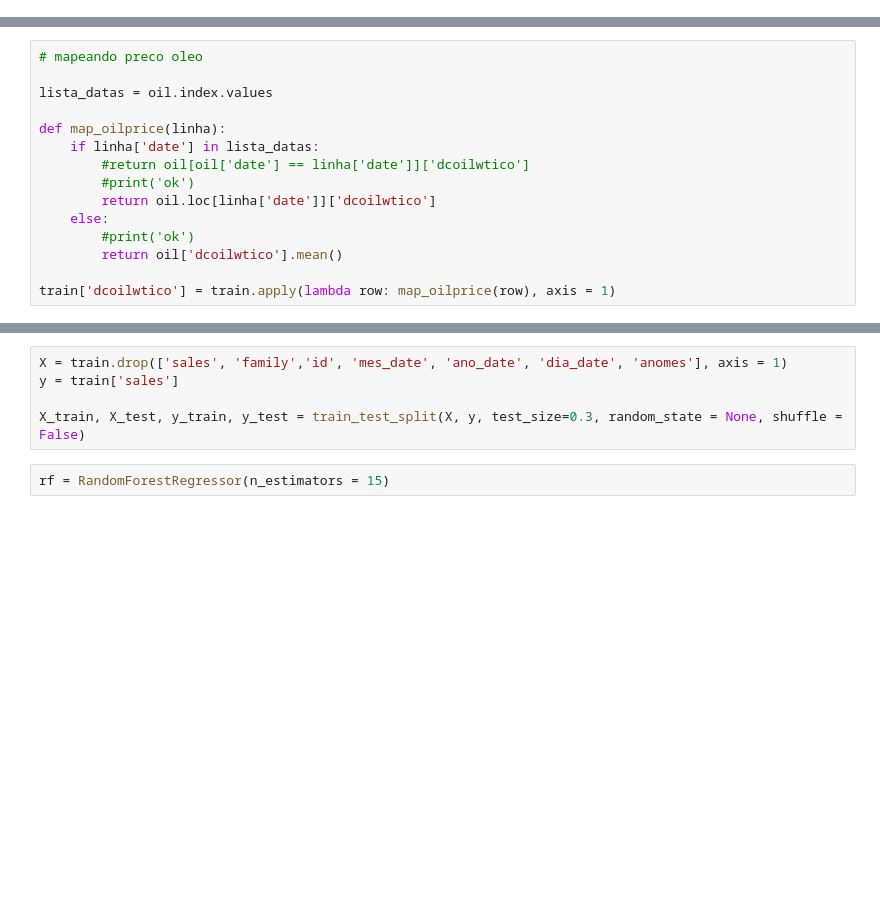
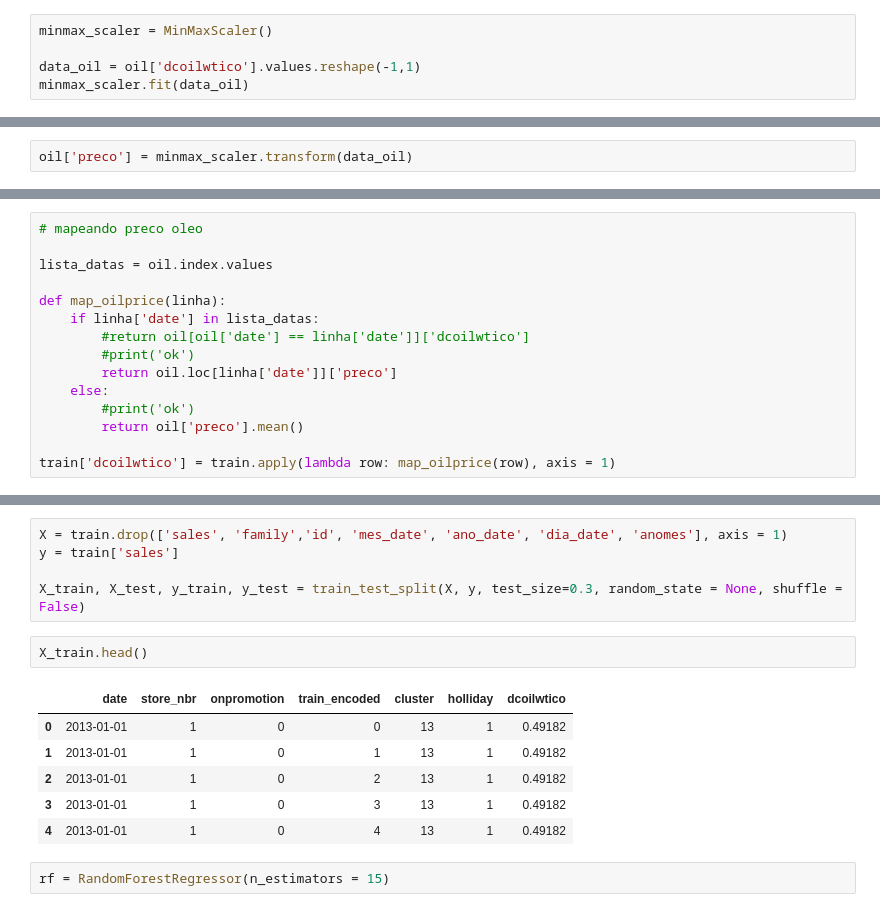
Before and after one commit to UFRJ-Analytica/kaggle-store-sales-time-series-forecasting, a Jupyter notebook: solution.ipynb, the cells around one changed output, grey strips where cells are left out. Saved outputs shown, nothing was run; the diff lists cells and outputs as text; blank space fills up the shorter version.

```diff
--- a/solution.ipynb
+++ b/solution.ipynb
@@ -269,0 +272,5 @@ oil.head()
+# %%
+minmax_scaler = MinMaxScaler()
+
+data_oil = oil['dcoilwtico'].values.reshape(-1,1)
+minmax_scaler.fit(data_oil)
@@ -269,0 +279,2 @@ oil.head()
+# %%
+oil['preco'] = minmax_scaler.transform(data_oil)
@@ -276,9 +297,9 @@ def map_oilprice(linha):
     if linha['date'] in lista_datas:
         #return oil[oil['date'] == linha['date']]['dcoilwtico']
         #print('ok')
-        return oil.loc[linha['date']]['dcoilwtico']
+        return oil.loc[linha['date']]['preco']
     else:
         #print('ok')
-        return oil['dcoilwtico'].mean()
+        return oil['preco'].mean()
 
 train['dcoilwtico'] = train.apply(lambda row: map_oilprice(row), axis = 1)
@@ -304,6 +323,15 @@ X = train.drop(['sales', 'family','id', 'mes_date', 'ano_date', 'dia_date', 'ano
 y = train['sales']
 
 X_train, X_test, y_train, y_test = train_test_split(X, y, test_size=0.3, random_state = None, shuffle = False)
+# %%
+X_train.head()
+# %% [output]
+|  | date | store_nbr | onpromotion | train_encoded | cluster | holliday | dcoilwtico |
+| 0 | 2013-01-01 | 1 | 0 | 0 | 13 | 1 | 0.49182 |
+| 1 | 2013-01-01 | 1 | 0 | 1 | 13 | 1 | 0.49182 |
+| 2 | 2013-01-01 | 1 | 0 | 2 | 13 | 1 | 0.49182 |
+| 3 | 2013-01-01 | 1 | 0 | 3 | 13 | 1 | 0.49182 |
+| 4 | 2013-01-01 | 1 | 0 | 4 | 13 | 1 | 0.49182 |
 # %%
 rf = RandomForestRegressor(n_estimators = 15)
 # %%
```
Also changed, not shown: parts of 17 cells of this notebook.
